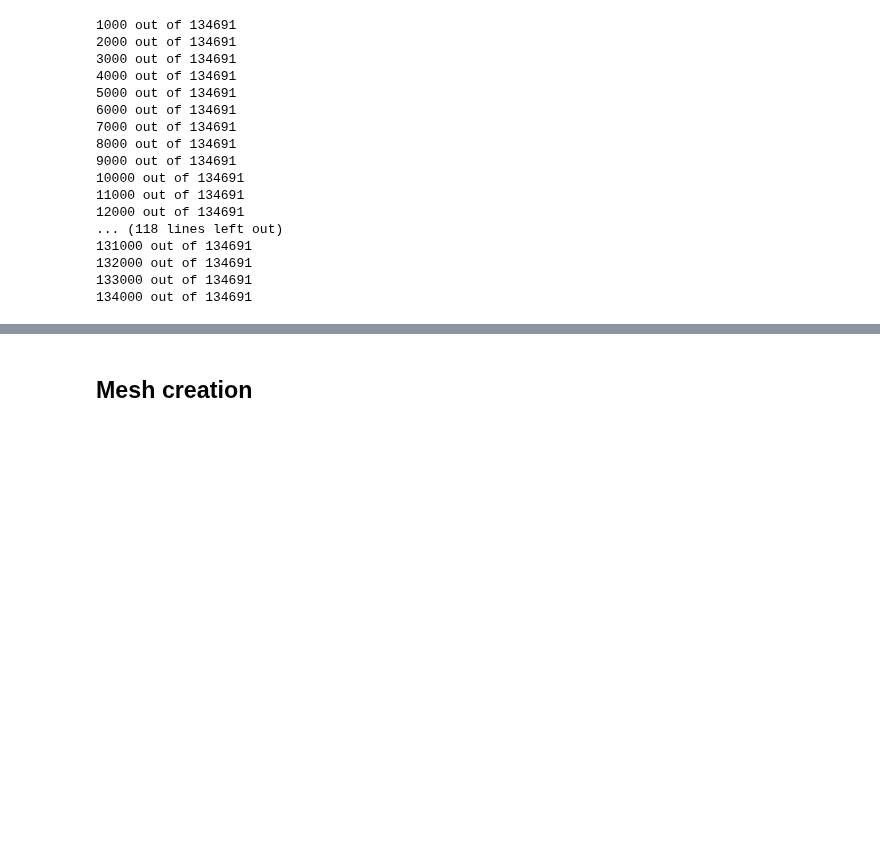
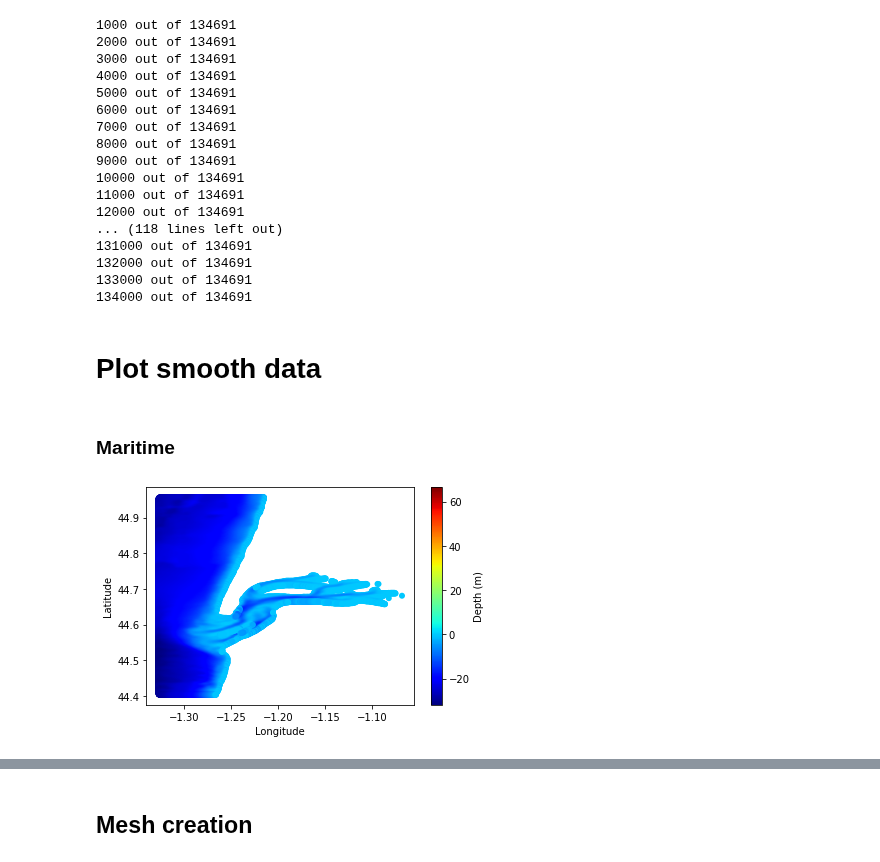
Before and after one commit to LawsonOliveira/Tsunami, a Jupyter notebook: processed_data/Mesh/Mesh_generator.ipynb, the cells around one changed output, grey strips where cells are left out. Drawn from its saved outputs; the diff is of its cells as text; code cells hidden in the pictures; blank space fills up the shorter version.

```diff
--- a/processed_data/Mesh/Mesh_generator.ipynb
+++ b/processed_data/Mesh/Mesh_generator.ipynb
@@ -146,3 +155,22 @@ points=smooth_grid(points,50)
 132000 out of 134691
 133000 out of 134691
 134000 out of 134691
+# %% [markdown]
+# Plot smooth data
+# %%
+maritime = points[points[:,2]<0]
+earth = points[points[:,2]>0]
+# %% [markdown]
+### Maritime
+# %%
+plt.figure()
+plt.scatter(maritime[:,0]/111000, maritime[:,1]/111000, c=maritime[:,2], cmap="jet",linewidths=0.0000005)
+plt.clim(vmin=np.min(maritime[:,2]),vmax=np.max(earth[:,2]))
+plt.xlabel("Longitude")
+plt.ylabel("Latitude")
+cbar = plt.colorbar()
+cbar.set_label('Depth (m)', rotation=90)
+plt.savefig("Images/Mar_data_smooth.png")
+plt.show()
+# %% [output]
+[figure, added]
```
Also changed, not shown: parts of 11 cells of this notebook, 19 other files.
